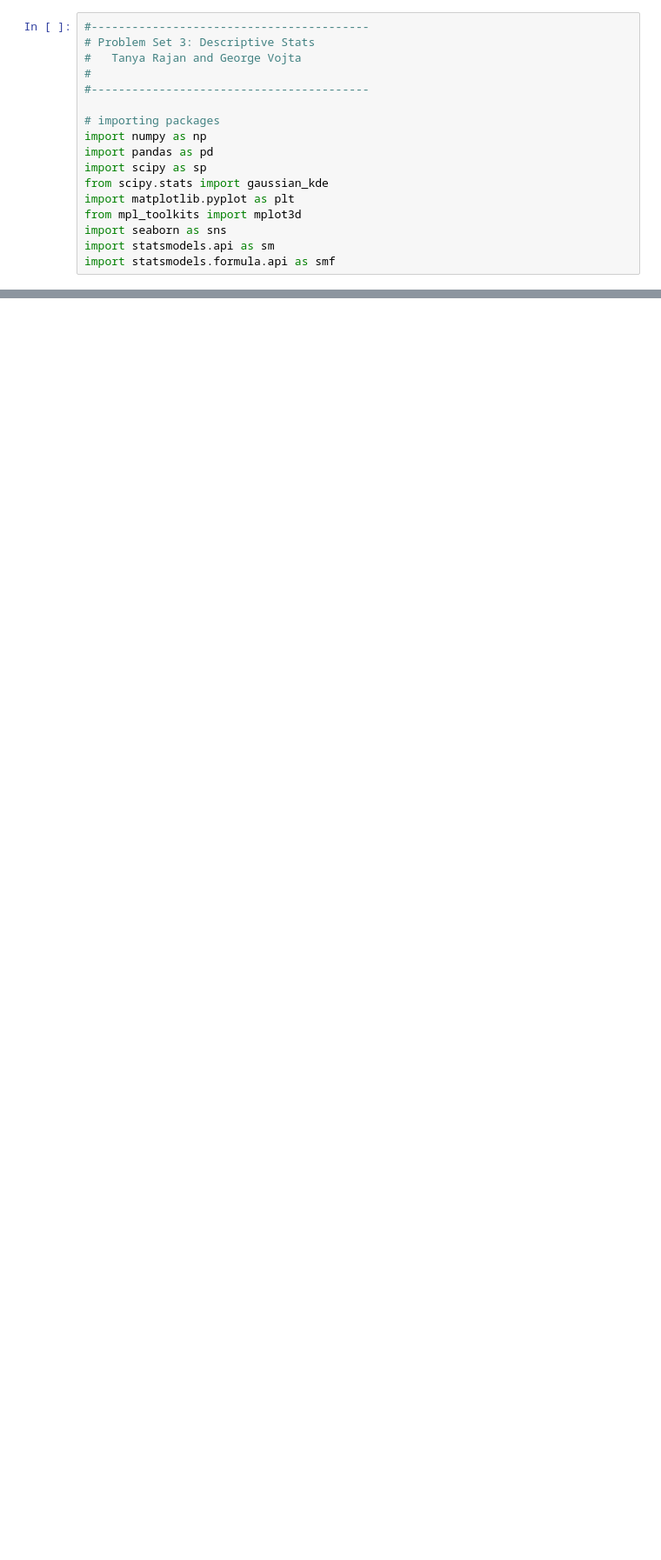
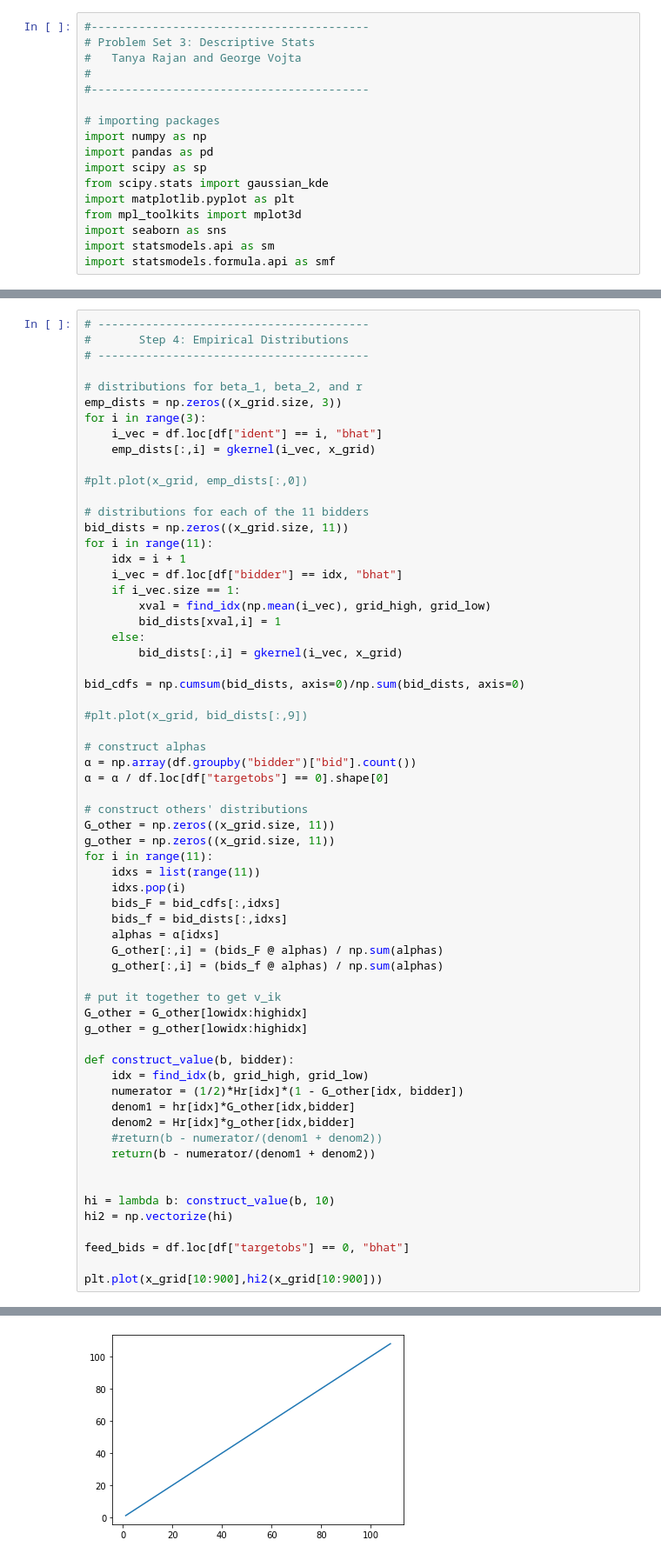
Before and after one commit to tanyarajan/y2, a Jupyter notebook: winter/io/pset3/pset3_tr.ipynb, the cells around one changed output, grey strips where cells are left out. Shown: that part at 87% size. Drawn from its saved outputs; the diff is of its cells as text; blank space fills up the shorter version.

```diff
--- a/winter/io/pset3/pset3_tr.ipynb
+++ b/winter/io/pset3/pset3_tr.ipynb
@@ -110,0 +132,64 @@ Hr = np.cumsum(hr)/np.sum(hr)
+# %%
+# ----------------------------------------
+#       Step 4: Empirical Distributions
+# ----------------------------------------
+
+# distributions for beta_1, beta_2, and r
+emp_dists = np.zeros((x_grid.size, 3))
+for i in range(3):
+    i_vec = df.loc[df["ident"] == i, "bhat"]
+    emp_dists[:,i] = gkernel(i_vec, x_grid)
+
+#plt.plot(x_grid, emp_dists[:,0])
+
+# distributions for each of the 11 bidders
+bid_dists = np.zeros((x_grid.size, 11))
+for i in range(11):
+    idx = i + 1
+    i_vec = df.loc[df["bidder"] == idx, "bhat"]
+    if i_vec.size == 1:
+        xval = find_idx(np.mean(i_vec), grid_high, grid_low)
+        bid_dists[xval,i] = 1
+    else:
+        bid_dists[:,i] = gkernel(i_vec, x_grid)
+
+bid_cdfs = np.cumsum(bid_dists, axis=0)/np.sum(bid_dists, axis=0)
+
+#plt.plot(x_grid, bid_dists[:,9])
+
+# construct alphas
+α = np.array(df.groupby("bidder")["bid"].count())
+α = α / df.loc[df["targetobs"] == 0].shape[0]
+
+# construct others' distributions
+G_other = np.zeros((x_grid.size, 11))
+g_other = np.zeros((x_grid.size, 11))
+for i in range(11):
+    idxs = list(range(11))
+    idxs.pop(i)
+    bids_F = bid_cdfs[:,idxs]
+    bids_f = bid_dists[:,idxs]
+    alphas = α[idxs]
+    G_other[:,i] = (bids_F @ alphas) / np.sum(alphas)
+    g_other[:,i] = (bids_f @ alphas) / np.sum(alphas)
+
+# put it together to get v_ik
+G_other = G_other[lowidx:highidx]
+g_other = g_other[lowidx:highidx]
+
+def construct_value(b, bidder):
+    idx = find_idx(b, grid_high, grid_low)
+    numerator = (1/2)*Hr[idx]*(1 - G_other[idx, bidder])
+    denom1 = hr[idx]*G_other[idx,bidder]
+    denom2 = Hr[idx]*g_other[idx,bidder]
+    #return(b - numerator/(denom1 + denom2))
+    return(b - numerator/(denom1 + denom2))
+
+
+hi = lambda b: construct_value(b, 10)
+hi2 = np.vectorize(hi)
+
+feed_bids = df.loc[df["targetobs"] == 0, "bhat"]
+
+plt.plot(x_grid[10:900],hi2(x_grid[10:900]))
+# %% [output]
@@ -111 +197,2 @@ Hr = np.cumsum(hr)/np.sum(hr)
+[figure, added]
 # %%
```
Also changed, not shown: parts of 8 cells of this notebook, 5 other files.
